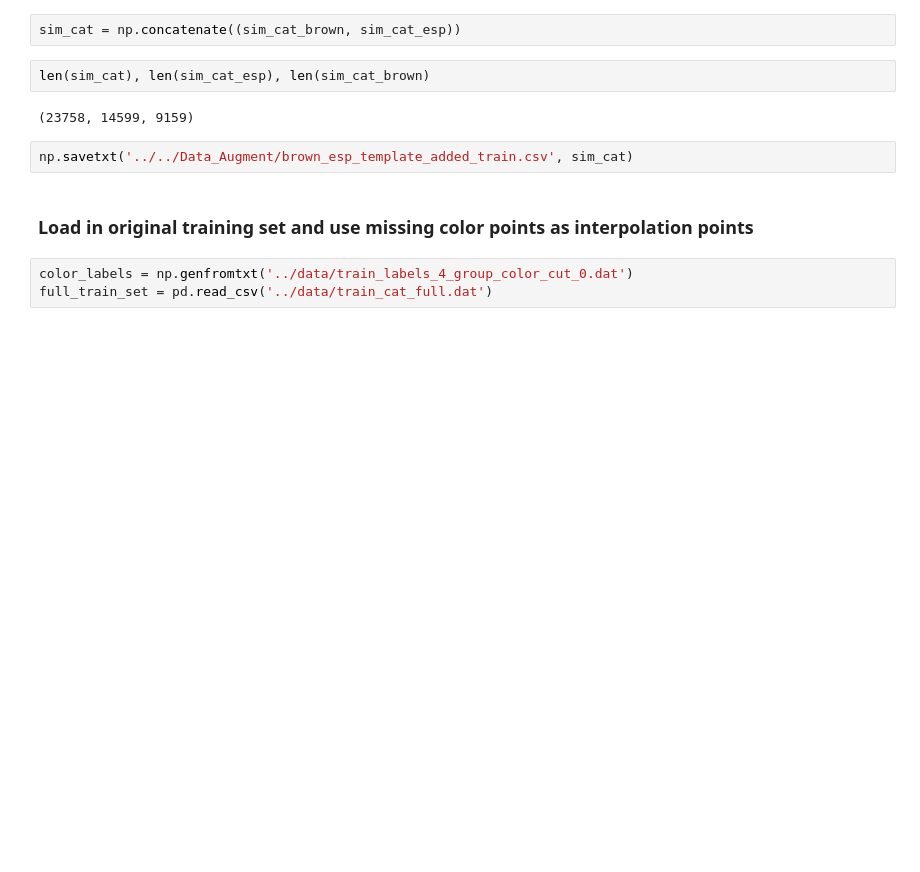
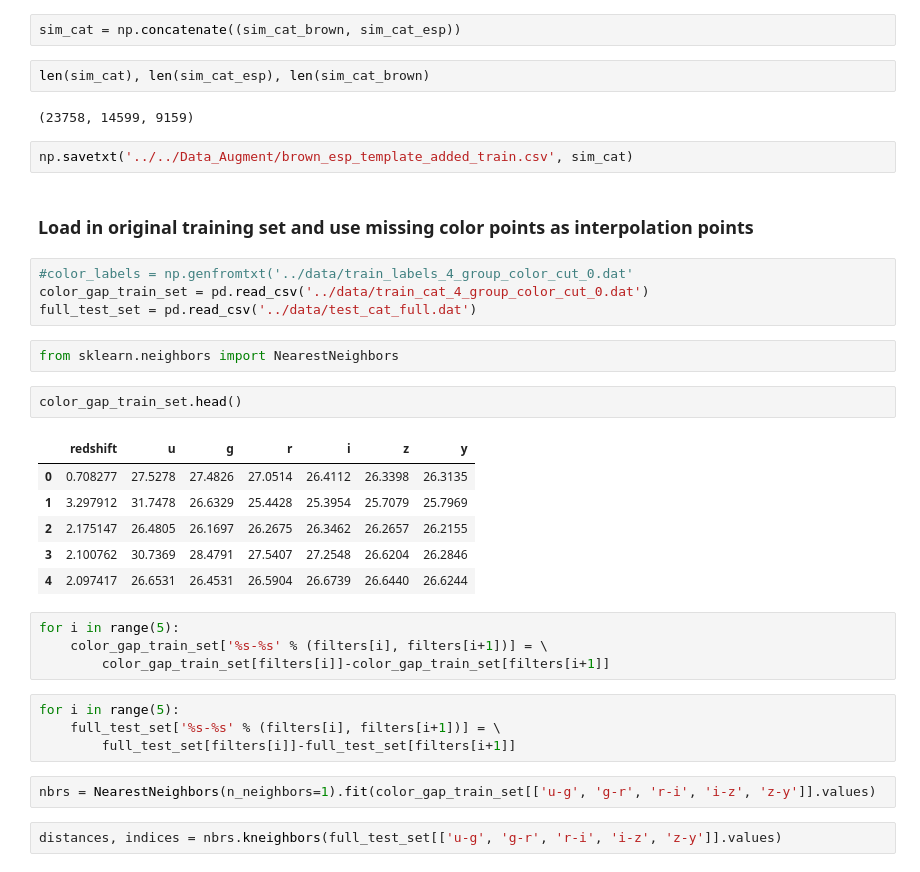
Before and after one commit to jbkalmbach/old_pam, a Jupyter notebook: examples/template_design.ipynb, the cells around one changed output. Saved outputs shown, nothing was run; the diff lists cells and outputs as text; blank space fills up the shorter version.

```diff
--- a/examples/template_design.ipynb
+++ b/examples/template_design.ipynb
@@ -232,5 +229,29 @@ np.savetxt('../../Data_Augment/brown_esp_template_added_train.csv', sim_cat)
 # %% [markdown]
 ### Load in original training set and use missing color points as interpolation points
 # %%
-color_labels = np.genfromtxt('../data/train_labels_4_group_color_cut_0.dat')
-full_train_set = pd.read_csv('../data/train_cat_full.dat')
+#color_labels = np.genfromtxt('../data/train_labels_4_group_color_cut_0.dat'
+color_gap_train_set = pd.read_csv('../data/train_cat_4_group_color_cut_0.dat')
+full_test_set = pd.read_csv('../data/test_cat_full.dat')
+# %%
+from sklearn.neighbors import NearestNeighbors
+# %%
+color_gap_train_set.head()
+# %% [output]
+|  | redshift | u | g | r | i | z | y |
+| 0 | 0.708277 | 27.5278 | 27.4826 | 27.0514 | 26.4112 | 26.3398 | 26.3135 |
+| 1 | 3.297912 | 31.7478 | 26.6329 | 25.4428 | 25.3954 | 25.7079 | 25.7969 |
+| 2 | 2.175147 | 26.4805 | 26.1697 | 26.2675 | 26.3462 | 26.2657 | 26.2155 |
+| 3 | 2.100762 | 30.7369 | 28.4791 | 27.5407 | 27.2548 | 26.6204 | 26.2846 |
+| 4 | 2.097417 | 26.6531 | 26.4531 | 26.5904 | 26.6739 | 26.6440 | 26.6244 |
+# %%
+for i in range(5):
+    color_gap_train_set['%s-%s' % (filters[i], filters[i+1])] = \
+        color_gap_train_set[filters[i]]-color_gap_train_set[filters[i+1]]
+# %%
+for i in range(5):
+    full_test_set['%s-%s' % (filters[i], filters[i+1])] = \
+        full_test_set[filters[i]]-full_test_set[filters[i+1]]
+# %%
+nbrs = NearestNeighbors(n_neighbors=1).fit(color_gap_train_set[['u-g', 'g-r', 'r-i', 'i-z', 'z-y']].values)
+# %%
+distances, indices = nbrs.kneighbors(full_test_set[['u-g', 'g-r', 'r-i', 'i-z', 'z-y']].values)
```
Also changed, not shown: parts of 26 cells of this notebook, 2 other files.
